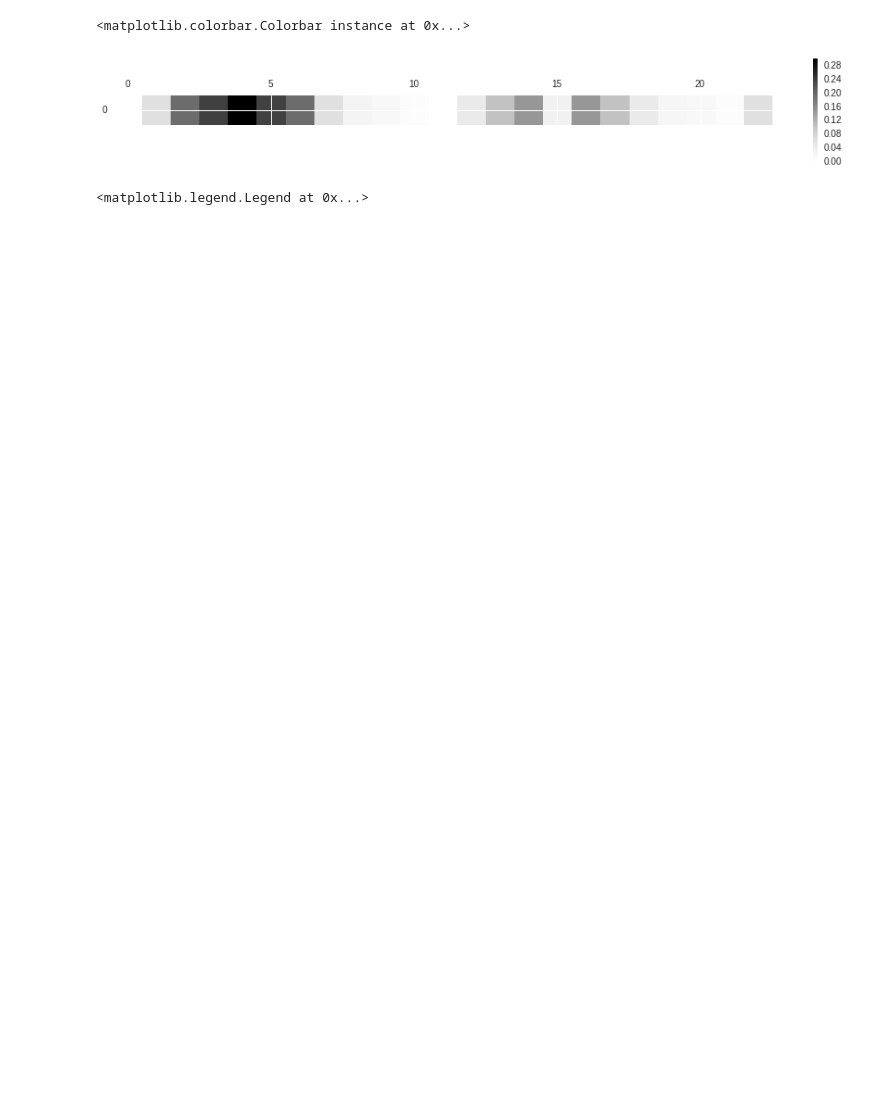
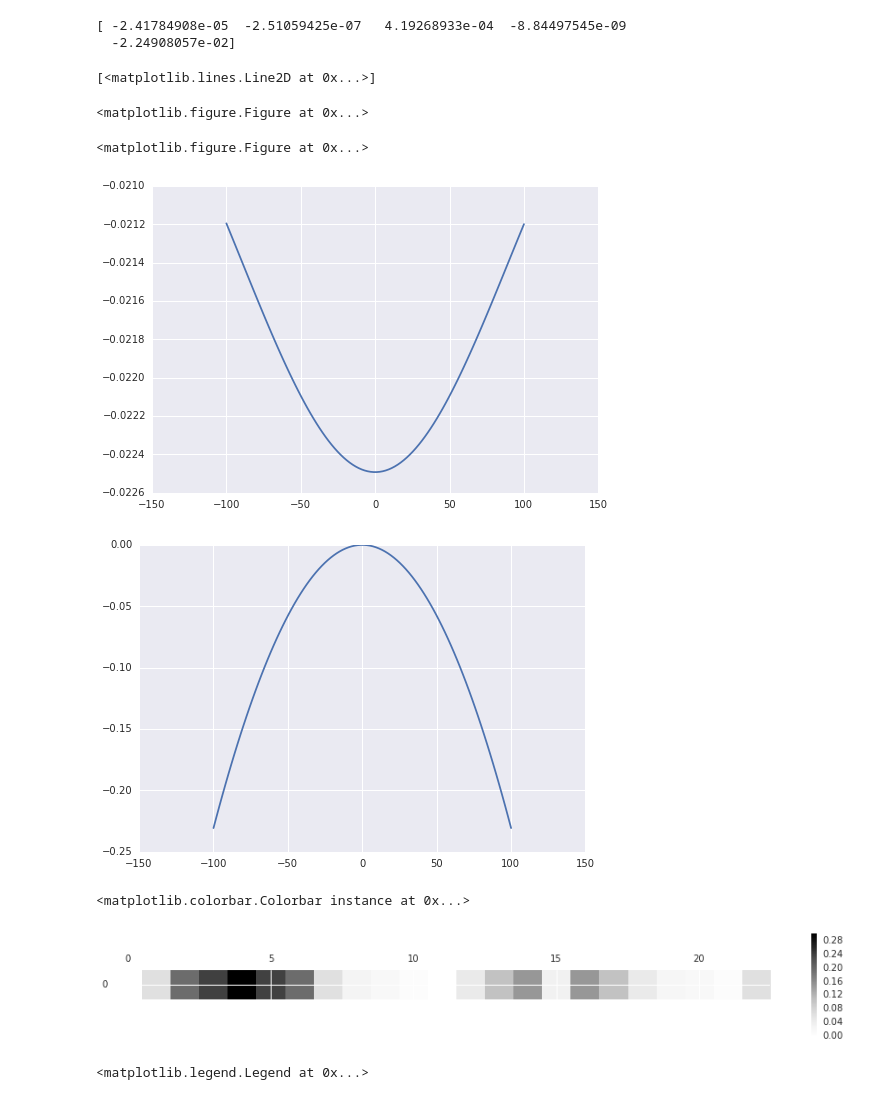
Before and after one commit to HaeffnerLab/trapsim, a Jupyter notebook: gapless/cct_A_trap-multi.ipynb, the cells around one changed output. Drawn from its saved outputs; the diff is of its cells as text; code cells hidden in the pictures; blank space fills up the shorter version.

```diff
--- a/gapless/cct_A_trap-multi.ipynb
+++ b/gapless/cct_A_trap-multi.ipynb
@@ -120,3 +128,65 @@ array([  2.42861287e-16,   2.77555756e-17,  -3.04217442e-17,
+# %%
+mult_num = 4
+for en in elec_name:
+    i = int(en)
+    v = C[mult_num, i - 1]
+    w.set_voltage(en, v)
+Y_center = 107e-6
+X_center = -17e-6
+
+Nstep = 100
+zwalk = linspace(Z_center-100e-6,Z_center+100e-6,Nstep)
+ywalk = linspace(Y_center-20e-6,Y_center+20e-6,Nstep)
+xwalk = linspace(X_center-20e-6,X_center+20e-6,Nstep)
+pot = []
+for xp in xwalk:
+    r = [xp, Y_center, Z_center]
+    pot.append( w.compute_total_dc_potential(r) )
+figure()
+#plot(np.array(xwalk)*1e6, pot)
+
+pot = []
+for yp in ywalk:
+    r = [X_center, yp, Z_center]
+    pot.append( w.compute_total_dc_potential(r) )
+figure()
+#plot(np.array(ywalk)*1e6, pot)
+
+pot = []
+for zp in zwalk:
+    r = [X_center, Y_center, zp]
+    pot.append( w.compute_total_dc_potential(r) )
+figure()
+#plot(np.log(np.array(zwalk)*1e6), abs(np.log(np.array(pot))))
+plot((zwalk - Z_center)*1e6, pot)
+result =  np.polyfit((zwalk-Z_center), pot,4)
+r0 = 50e-6
+rn  = [r0**n for n in range(5)]
+rn.reverse()
+rn = np.array(rn)
+energy_vec =  result*rn
+print energy_vec
+figure()
+ratio_vec = []
+for zp in zwalk:
+    r0 = zp - Z_center
+    rn  = [r0**n for n in range(5)]
+    rn.reverse()
+    rn = np.array(rn)
+    energy_vec =  result*rn
+    #print energy_vec
+    e4 = energy_vec[0]
+    e2 = energy_vec[2]
+    ratio_vec.append(e4/e2)
+plot((zwalk - Z_center)*1e6, ratio_vec)
+# %% [output]
+[ -2.41784908e-05  -2.51059425e-07   4.19268933e-04  -8.84497545e-09
+  -2.24908057e-02]
+[<matplotlib.lines.Line2D at 0x...>]
+<matplotlib.figure.Figure at 0x...>
+<matplotlib.figure.Figure at 0x...>
+[figure, added]
+[figure, added]
 # %%
 matshow(abs(C[[3],:]))
 #matshow(abs(C[[4],:]))
```
Also changed, not shown: parts of 15 cells of this notebook, 5 other files.
